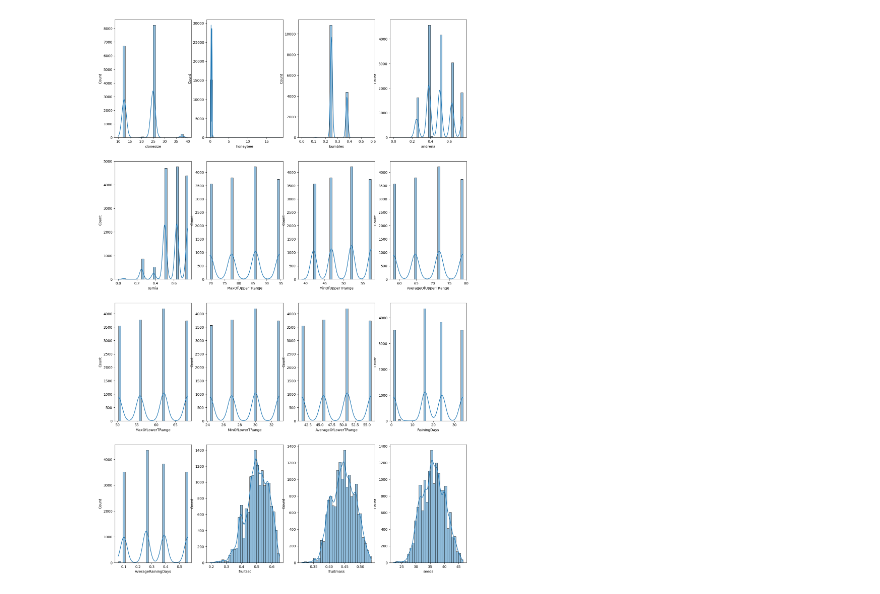
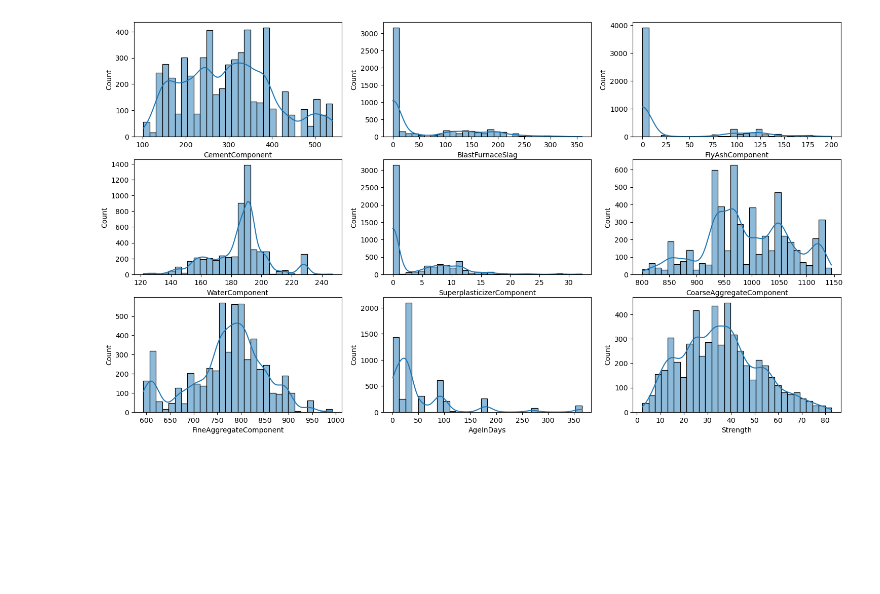
Before and after one commit to Rjshrivastav/Kaggle-Tabular-playground-series, a Jupyter notebook: playground-series-s3e9-catboost.ipynb, the cells around one changed output. Saved outputs shown, nothing was run; the diff lists cells and outputs as text; code cells hidden in the pictures; blank space fills up the shorter version.

Commit message:
Kaggle Notebook | [playground series s3e9] - catboost | Version 3

```diff
--- a/playground-series-s3e9-catboost.ipynb
+++ b/playground-series-s3e9-catboost.ipynb
@@ -9,6 +9,6 @@ import matplotlib.pyplot as plt
 import warnings
 warnings.filterwarnings('ignore')
 # %%
-train = pd.read_csv(r'/kaggle/input/playground-series-s3e14/train.csv')
+train = pd.read_csv(r'/kaggle/input/playground-series-s3e9/train.csv')
 train.head()
 # %% [output]
@@ -114,10 +102,10 @@ dtype: int64
 # %%
 def plot(data):
-    fig, axes = plt.subplots(4, 4, figsize=(18, 28))
+    fig, axes = plt.subplots(3, 3, figsize=(18, 10))
     for i, ax in zip(train.columns,axes.flatten()):
         sns.histplot(data=train, x=i, kde=True, bins=30, ax=ax)
         fig.show()
 
 plot(train)
 # %% [output]
-[figure, old version]
+[figure, new version]
```
Also changed, not shown: parts of 17 cells of this notebook.
